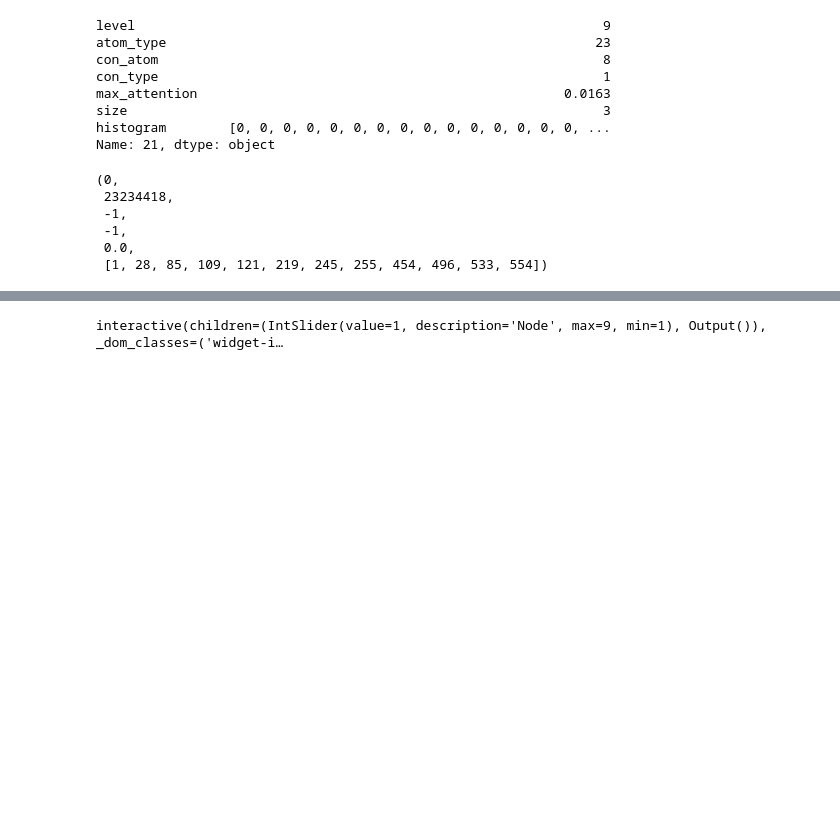
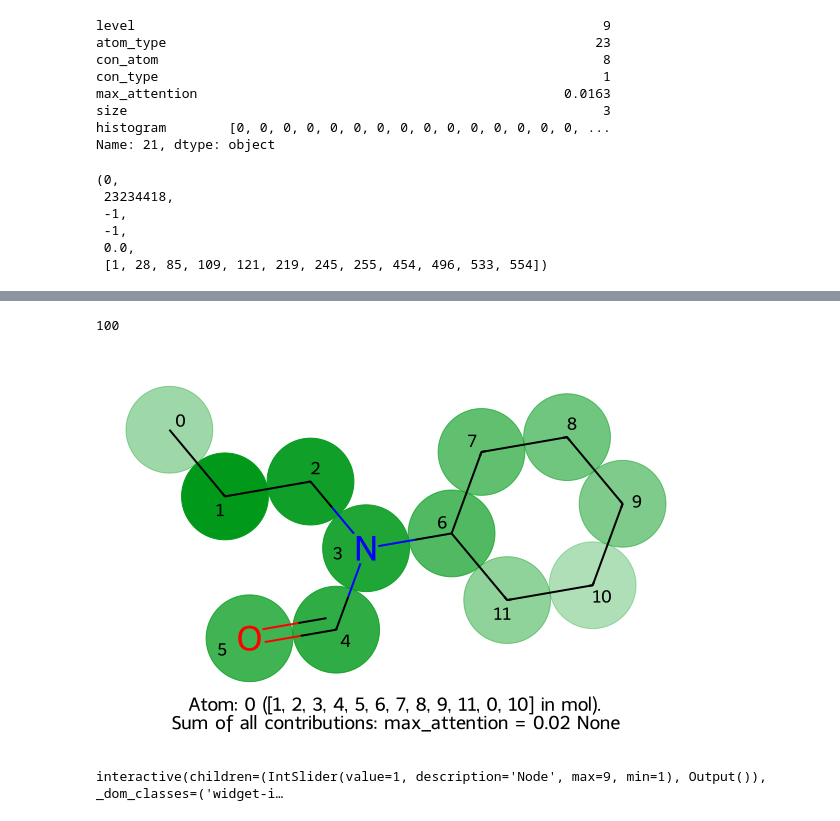
Before and after one commit to rinikerlab/DASH-tree, a Jupyter notebook: serenityff/torsion/examples/07_DASH-tree.ipynb, the cells around one changed output, grey strips where cells are left out. Saved outputs shown, nothing was run; the diff lists cells and outputs as text; code cells hidden in the pictures; blank space fills up the shorter version.

```diff
--- a/serenityff/torsion/examples/07_DASH-tree.ipynb
+++ b/serenityff/torsion/examples/07_DASH-tree.ipynb
@@ -126 +120,9 @@ print(get_torsion_angle(mol=test_mol, atom_i=7, atom_j=8, atom_k=9, atom_l=10)*1
+# %%
+assign_angle_to_bin(180)
+# %% [output]
+100
+# %%
+tree.explain_property(mol=test_mol, atom=[1,2,3,4], proprty_name="max_attention", show_property_diff=False)
+# %% [output]
+[figure, added]
 # %%
```
Also changed, not shown: parts of 7 cells of this notebook, 1 other file.
